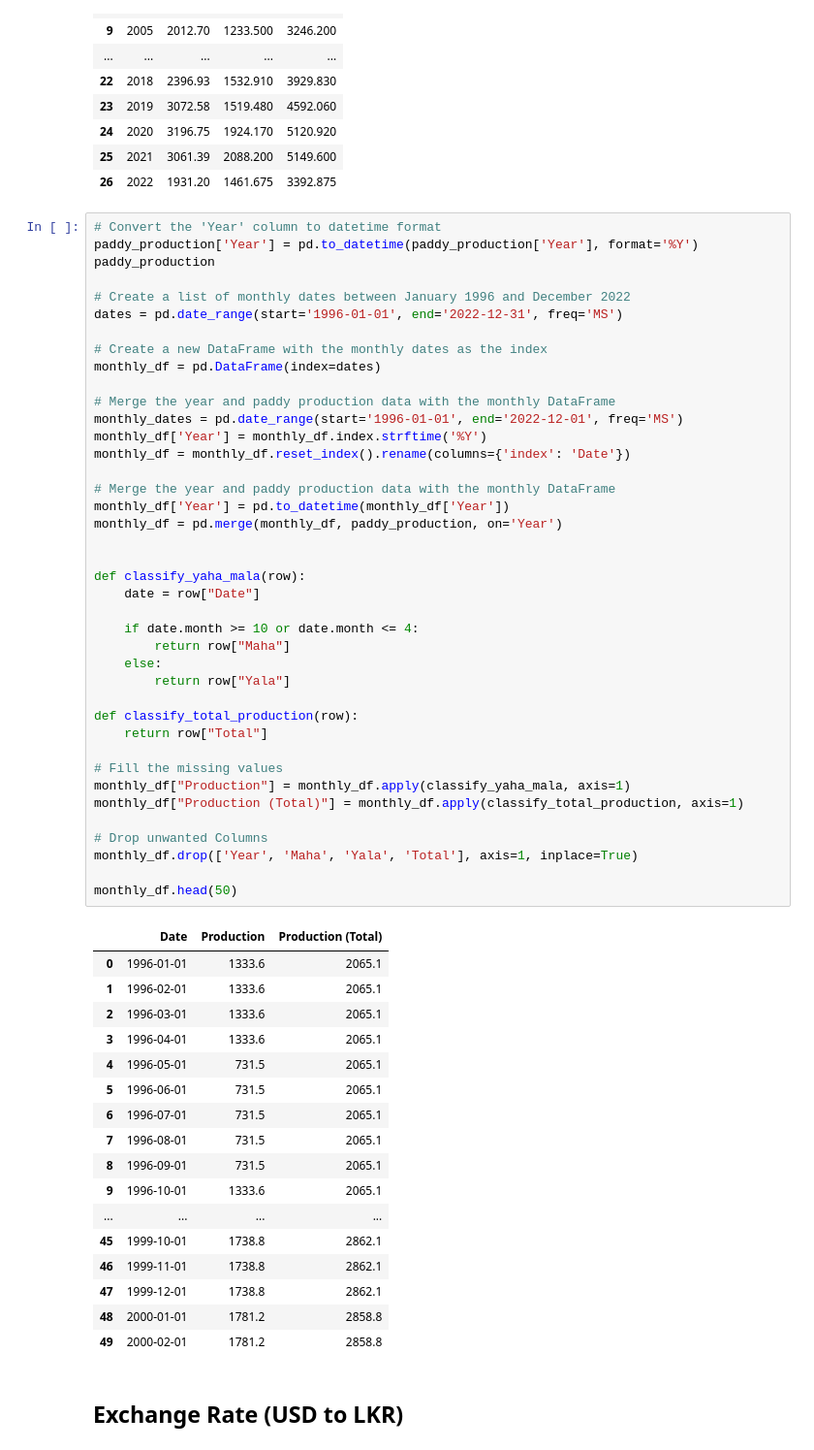
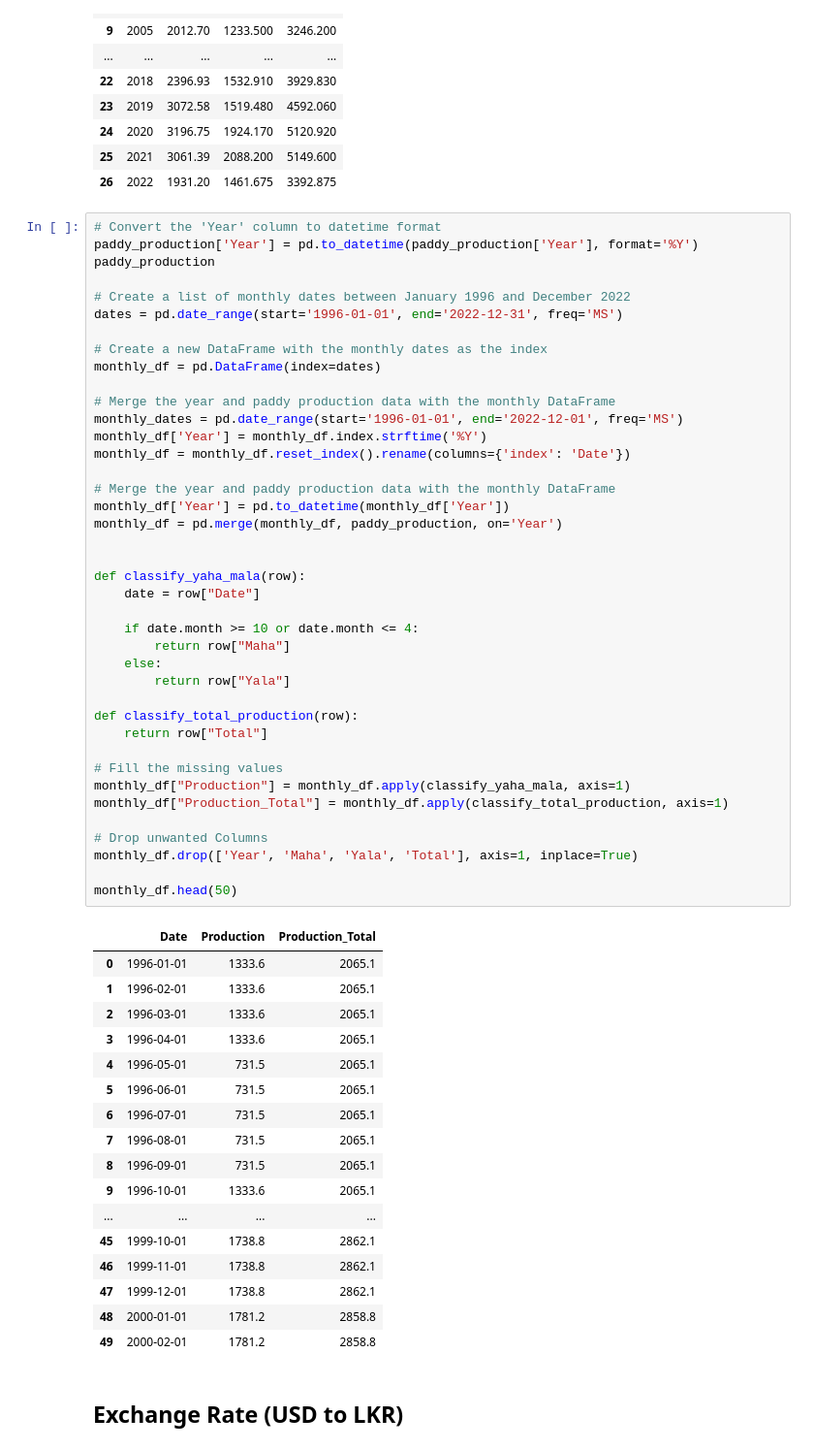
Before and after one commit to luqmanrumaiz/SriOryzaugur, a Jupyter notebook: model/sri-oryzaugur-preprocessing.ipynb, the cells around one changed output. Shown at 97% size. Drawn from its saved outputs; the diff is of its cells as text.

```diff
--- a/model/sri-oryzaugur-preprocessing.ipynb
+++ b/model/sri-oryzaugur-preprocessing.ipynb
@@ -376,35 +376,35 @@ monthly_df = pd.DataFrame(index=dates)
 
 # Merge the year and paddy production data with the monthly DataFrame
 monthly_dates = pd.date_range(start='1996-01-01', end='2022-12-01', freq='MS')
 monthly_df['Year'] = monthly_df.index.strftime('%Y')
 monthly_df = monthly_df.reset_index().rename(columns={'index': 'Date'})
 
 # Merge the year and paddy production data with the monthly DataFrame
 monthly_df['Year'] = pd.to_datetime(monthly_df['Year'])
 monthly_df = pd.merge(monthly_df, paddy_production, on='Year')
 
 
 def classify_yaha_mala(row):
     date = row["Date"]
 
     if date.month >= 10 or date.month <= 4:
         return row["Maha"]
     else:
         return row["Yala"]
 
 def classify_total_production(row):
     return row["Total"]
 
 # Fill the missing values
 monthly_df["Production"] = monthly_df.apply(classify_yaha_mala, axis=1)
-monthly_df["Production (Total)"] = monthly_df.apply(classify_total_production, axis=1)
+monthly_df["Production_Total"] = monthly_df.apply(classify_total_production, axis=1)
 
 # Drop unwanted Columns
 monthly_df.drop(['Year', 'Maha', 'Yala', 'Total'], axis=1, inplace=True)
 
 monthly_df.head(50)
 # %% [output]
-|  | Date | Production | Production (Total) |
+|  | Date | Production | Production_Total |
 | 0 | 1996-01-01 | 1333.6 | 2065.1 |
 | 1 | 1996-02-01 | 1333.6 | 2065.1 |
 | 2 | 1996-03-01 | 1333.6 | 2065.1 |
```
Also changed, not shown: parts of 16 cells of this notebook, 3 other files.
